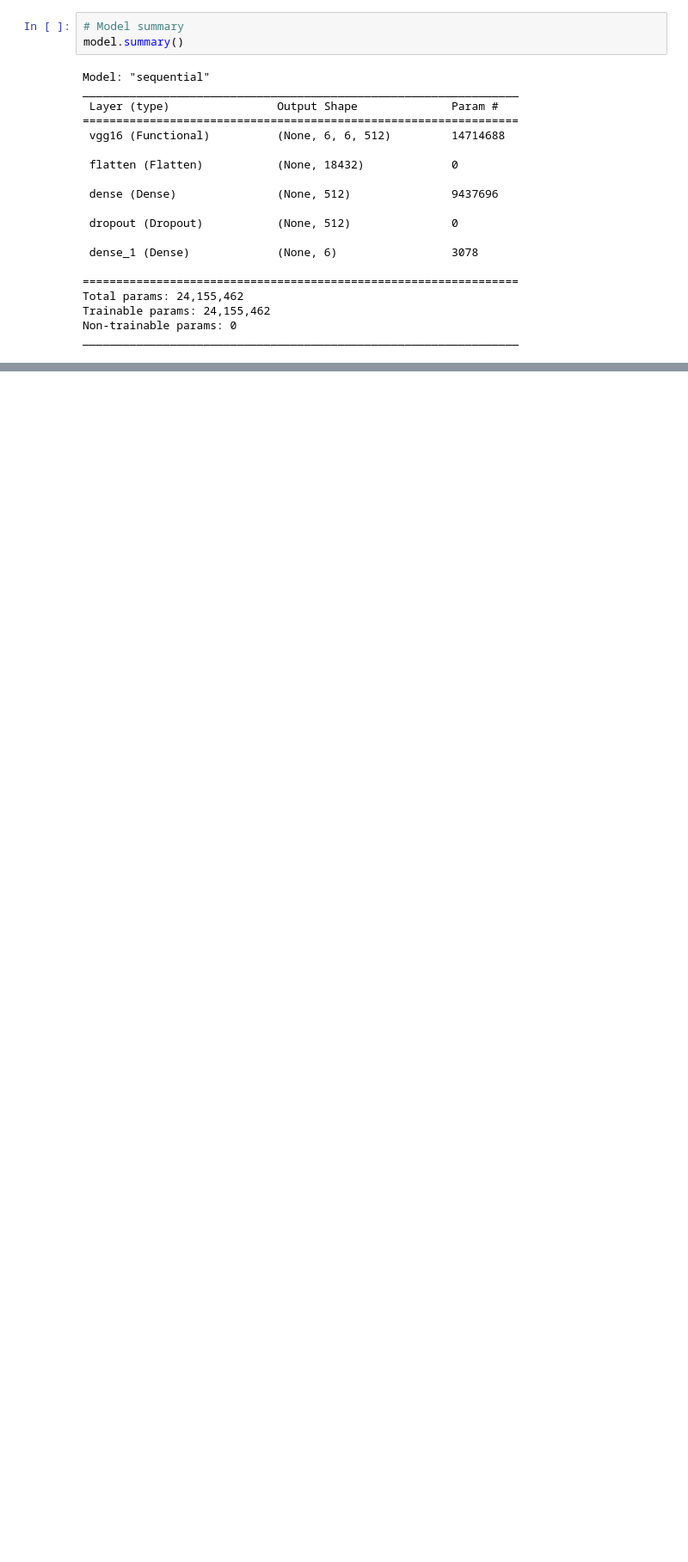
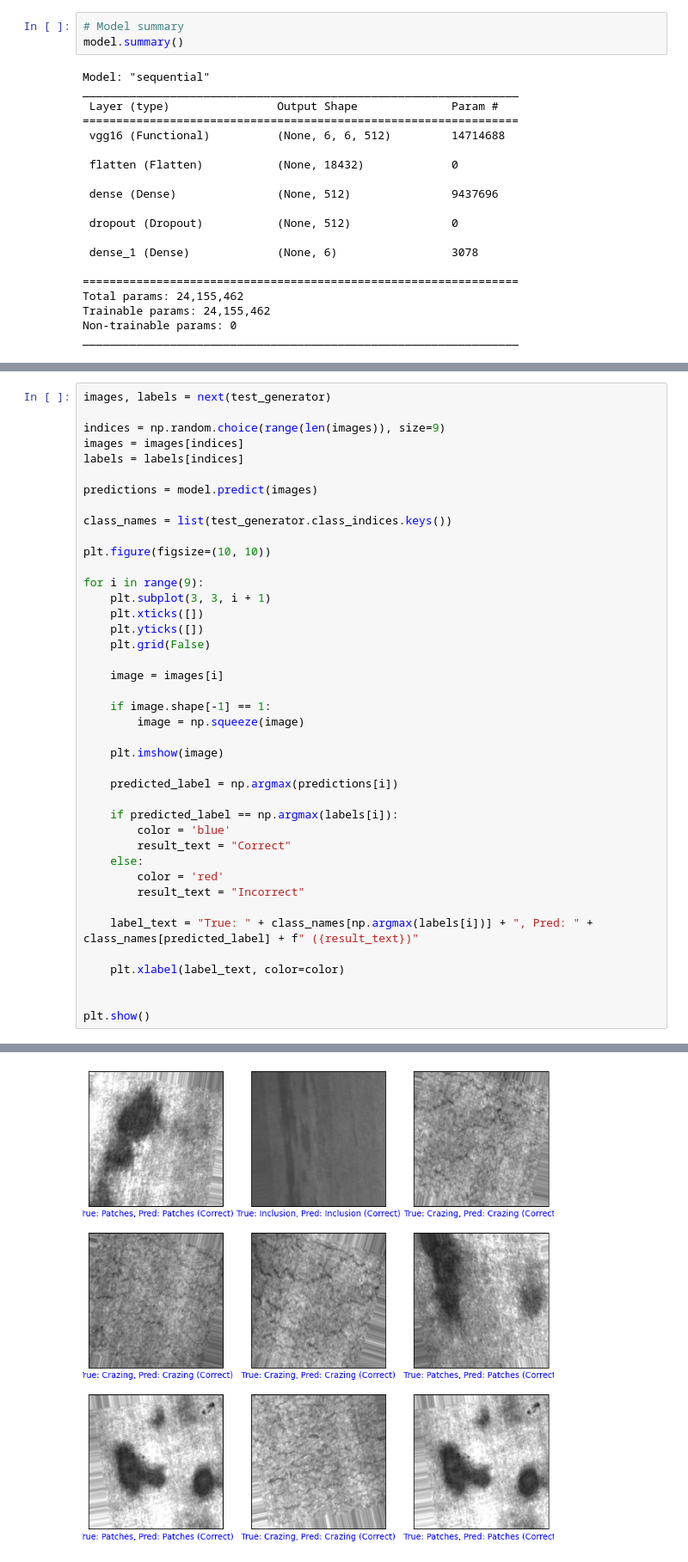
Before and after one commit to Pickardss/metal_surface_VGG16, a Jupyter notebook: metal-surface-vgg16.ipynb, the cells around one changed output, grey strips where cells are left out. Shown at 86% size. Cells and saved outputs as stored; diff of their text form; blank space fills up the shorter version.

```diff
--- a/metal-surface-vgg16.ipynb
+++ b/metal-surface-vgg16.ipynb
@@ -274 +276,43 @@ plt.show()
 [figure]
+# %%
+images, labels = next(test_generator)
+
+indices = np.random.choice(range(len(images)), size=9)
+images = images[indices]
+labels = labels[indices]
+
+predictions = model.predict(images)
+
+class_names = list(test_generator.class_indices.keys())
+
+plt.figure(figsize=(10, 10))
+
+for i in range(9):
+    plt.subplot(3, 3, i + 1)
+    plt.xticks([])
+    plt.yticks([])
+    plt.grid(False)
+
+    image = images[i]
+
+    if image.shape[-1] == 1:
+        image = np.squeeze(image)
+
+    plt.imshow(image)
+
+    predicted_label = np.argmax(predictions[i])
+
+    if predicted_label == np.argmax(labels[i]):
+        color = 'blue'
+        result_text = "Correct"
+    else:
+        color = 'red'
+        result_text = "Incorrect"
+
+    label_text = "True: " + class_names[np.argmax(labels[i])] + ", Pred: " + class_names[predicted_label] + f" ({result_text})"
+
+    plt.xlabel(label_text, color=color)
+
+
+plt.show()
+# %% [output]
@@ -274,0 +320 @@ plt.show()
+[figure, added]
```
Also changed, not shown: parts of 7 cells of this notebook.
